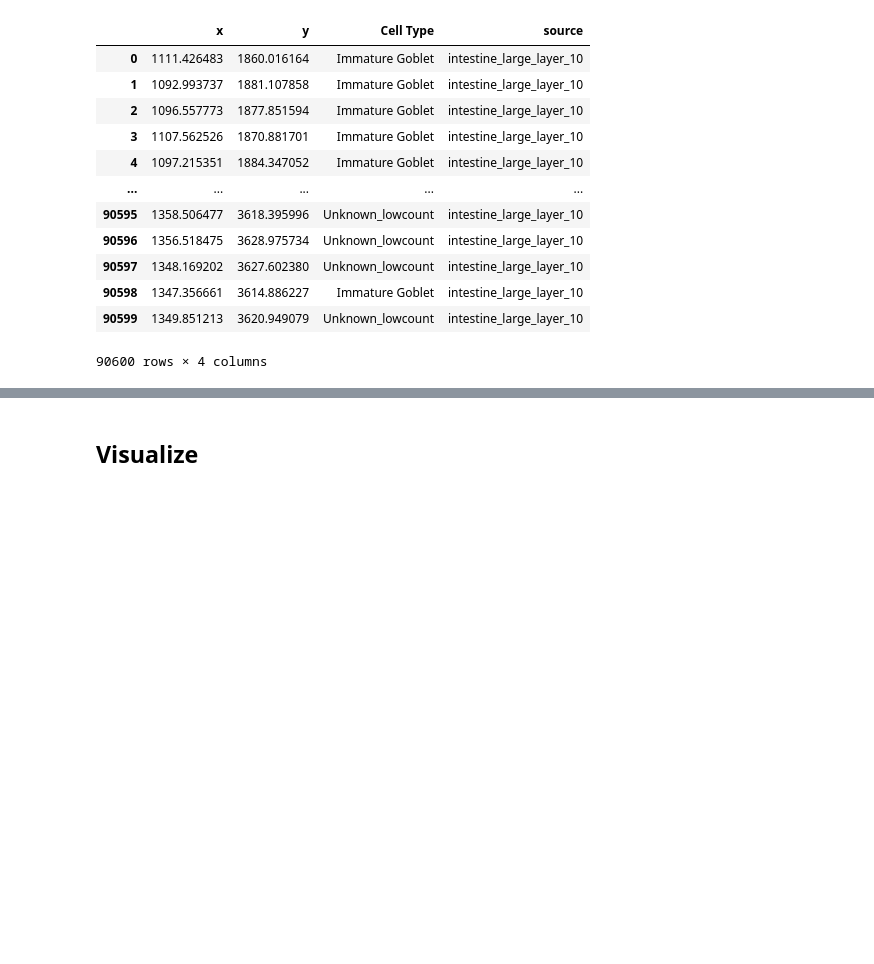
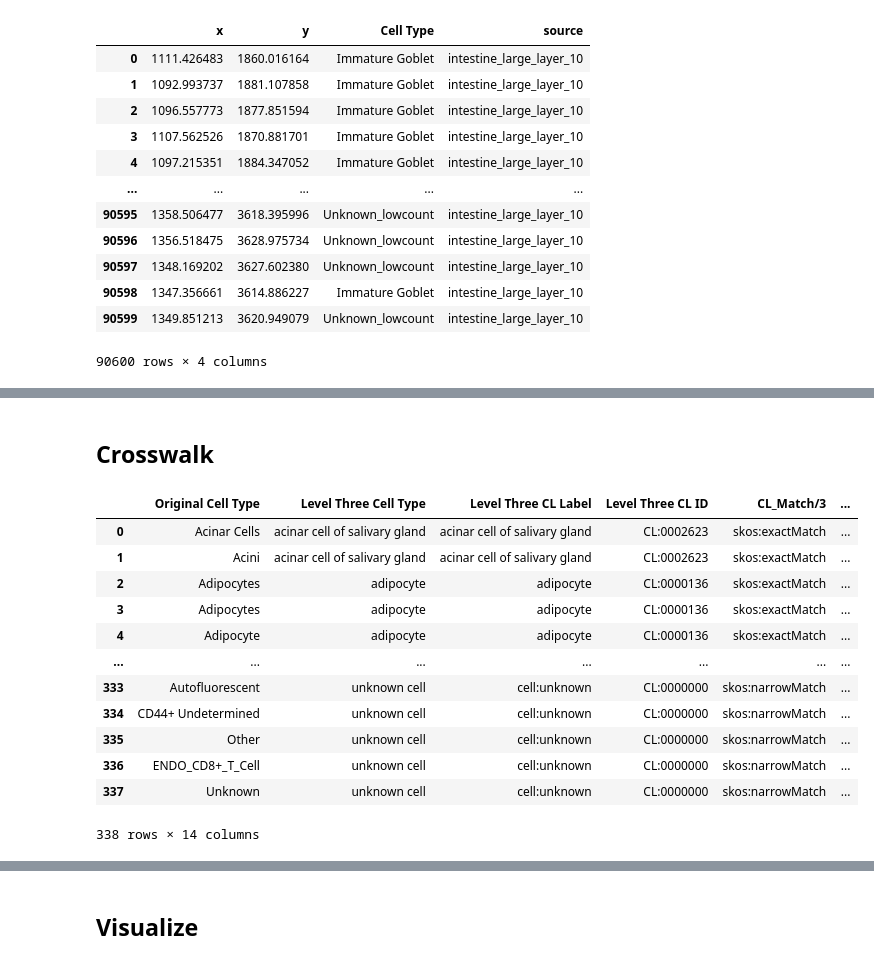
Before and after one commit to cns-iu/hra-organ-gallery-in-vr-preprocessing, a Jupyter notebook: analysis/compare-codex-and-shared-cell-types.ipynb, the cells around one changed output, grey strips where cells are left out. Saved outputs shown, nothing was run; the diff lists cells and outputs as text; code cells hidden in the pictures; blank space fills up the shorter version.

```diff
--- a/analysis/compare-codex-and-shared-cell-types.ipynb
+++ b/analysis/compare-codex-and-shared-cell-types.ipynb
@@ -113,3 +118,22 @@ df_merged
 | 484825 | 1347.356661 | 3614.886227 | Immature Goblet | intestine_large_layer_10 |
 | 484826 | 1349.851213 | 3620.949079 | Unknown_lowcount | intestine_large_layer_10 |
 484827 rows × 4 columns
+# %% [markdown]
+## Crosswalk
+# %%
+df_crosswalk = pd.read_csv('https://raw.githubusercontent.com/cns-iu/hra-cell-distance-analysis/refs/heads/main/data/mapping_files/generated_cell_type_complete_crosswalk.csv')
+df_crosswalk
+# %% [output]
+|  | Original Cell Type | Level Three Cell Type | Level Three CL Label | Level Three CL ID | CL_Match/3 | ... |
+| 0 | Acinar Cells | acinar cell of salivary gland | acinar cell of salivary gland | CL:0002623 | skos:exactMatch | ... |
+| 1 | Acini | acinar cell of salivary gland | acinar cell of salivary gland | CL:0002623 | skos:exactMatch | ... |
+| 2 | Adipocytes | adipocyte | adipocyte | CL:0000136 | skos:exactMatch | ... |
+| 3 | Adipocytes | adipocyte | adipocyte | CL:0000136 | skos:exactMatch | ... |
+| 4 | Adipocyte | adipocyte | adipocyte | CL:0000136 | skos:exactMatch | ... |
+| ... | ... | ... | ... | ... | ... | ... |
+| 333 | Autofluorescent | unknown cell | cell:unknown | CL:0000000 | skos:narrowMatch | ... |
+| 334 | CD44+ Undetermined | unknown cell | cell:unknown | CL:0000000 | skos:narrowMatch | ... |
+| 335 | Other | unknown cell | cell:unknown | CL:0000000 | skos:narrowMatch | ... |
+| 336 | ENDO_CD8+_T_Cell | unknown cell | cell:unknown | CL:0000000 | skos:narrowMatch | ... |
+| 337 | Unknown | unknown cell | cell:unknown | CL:0000000 | skos:narrowMatch | ... |
+338 rows × 14 columns
```
Also changed, not shown: parts of 4 cells of this notebook.
